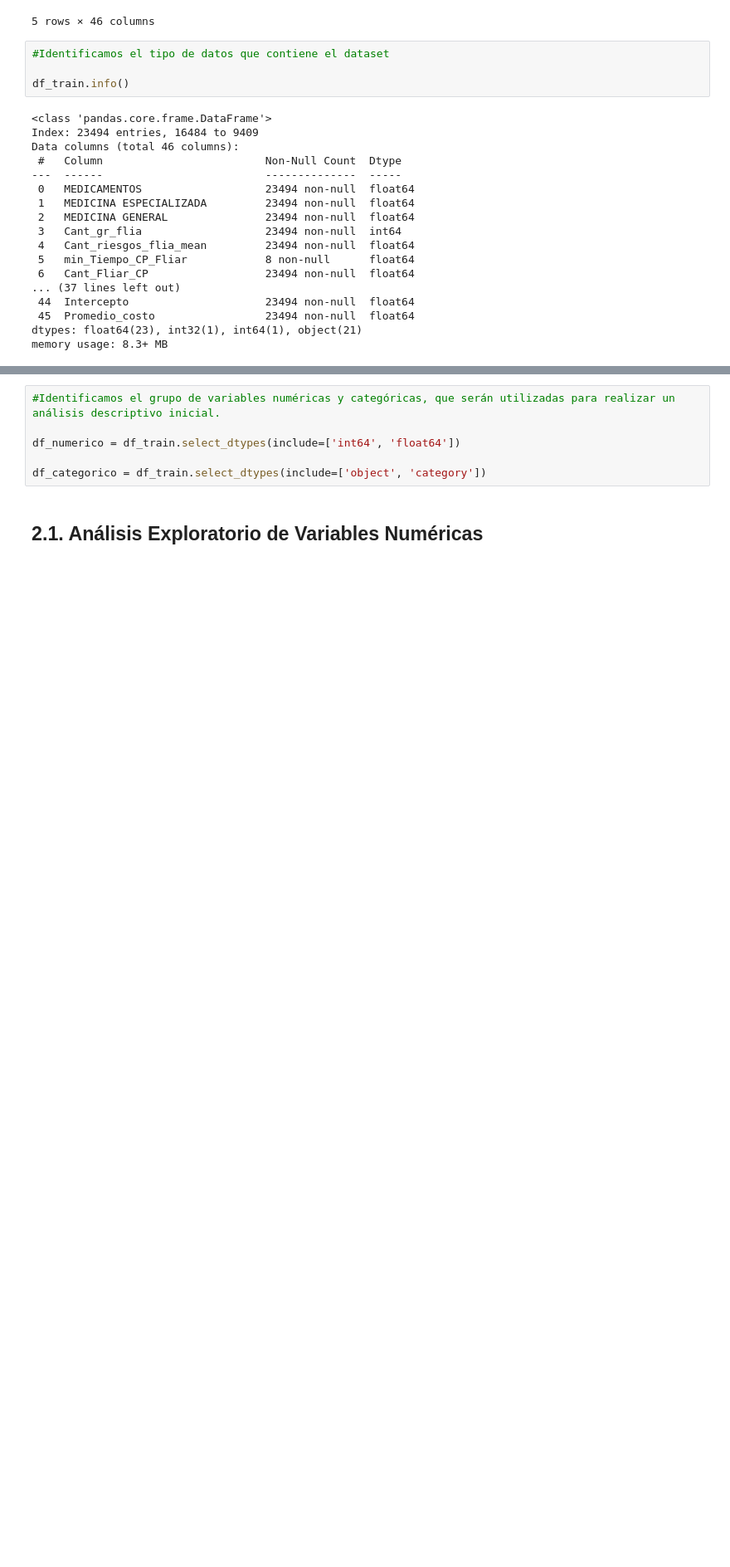
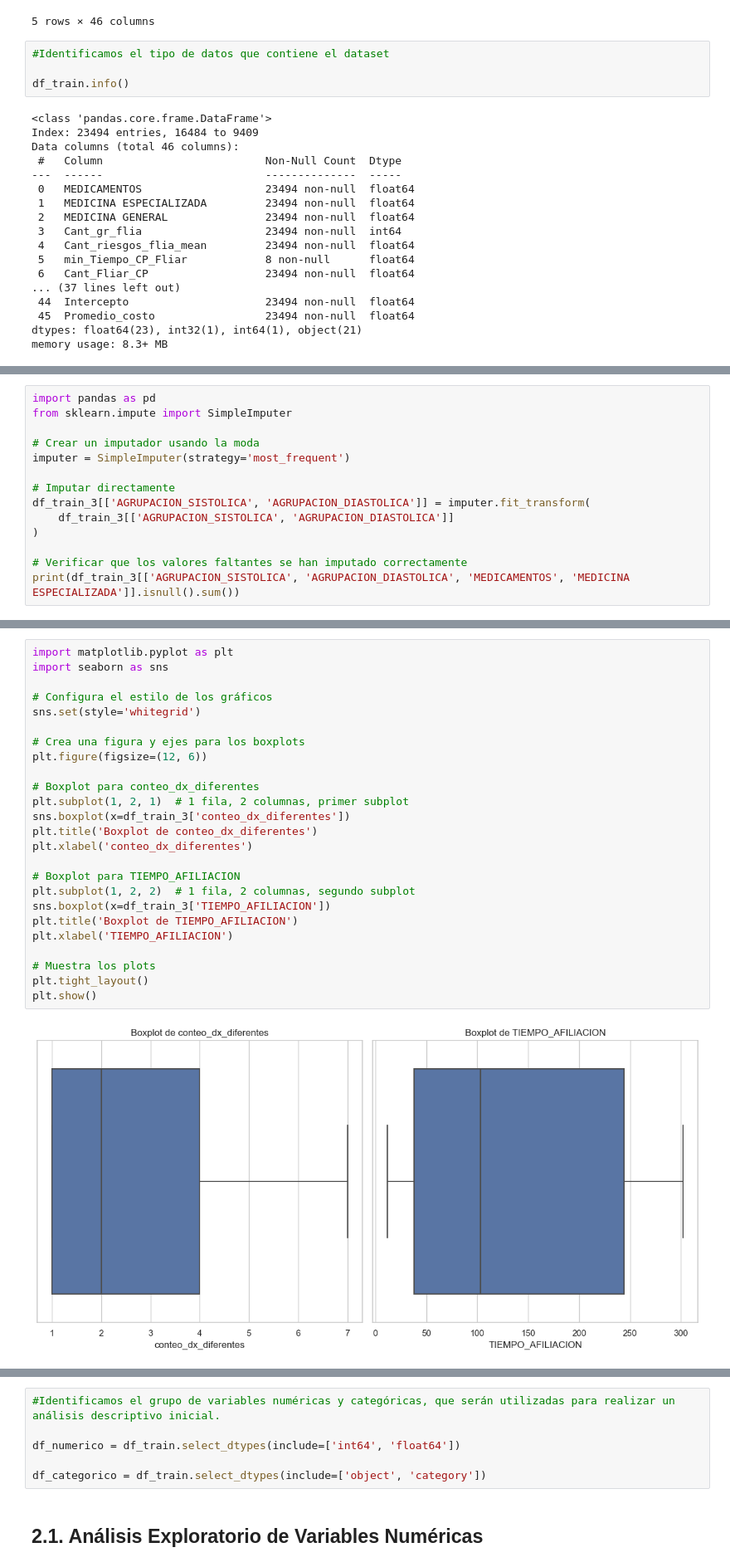
Before and after one commit to Daniel1martinez2/prostate_challenge_FDA, a Jupyter notebook: main.ipynb, the cells around one changed output, grey strips where cells are left out. Shown at 83% size. Drawn from its saved outputs; the diff is of its cells as text; blank space fills up the shorter version.

```diff
--- a/main.ipynb
+++ b/main.ipynb
@@ -86,0 +254,14 @@ memory usage: 8.3+ MB
+# %%
+import pandas as pd
+from sklearn.impute import SimpleImputer
+
+# Crear un imputador usando la moda
+imputer = SimpleImputer(strategy='most_frequent')
+
+# Imputar directamente
+df_train_3[['AGRUPACION_SISTOLICA', 'AGRUPACION_DIASTOLICA']] = imputer.fit_transform(
+    df_train_3[['AGRUPACION_SISTOLICA', 'AGRUPACION_DIASTOLICA']]
+)
+
+# Verificar que los valores faltantes se han imputado correctamente
+print(df_train_3[['AGRUPACION_SISTOLICA', 'AGRUPACION_DIASTOLICA', 'MEDICAMENTOS', 'MEDICINA ESPECIALIZADA']].isnull().sum())
@@ -86,0 +446,27 @@ memory usage: 8.3+ MB
+# %%
+import matplotlib.pyplot as plt
+import seaborn as sns
+
+# Configura el estilo de los gráficos
+sns.set(style='whitegrid')
+
+# Crea una figura y ejes para los boxplots
+plt.figure(figsize=(12, 6))
+
+# Boxplot para conteo_dx_diferentes
+plt.subplot(1, 2, 1)  # 1 fila, 2 columnas, primer subplot
+sns.boxplot(x=df_train_3['conteo_dx_diferentes'])
+plt.title('Boxplot de conteo_dx_diferentes')
+plt.xlabel('conteo_dx_diferentes')
+
+# Boxplot para TIEMPO_AFILIACION
+plt.subplot(1, 2, 2)  # 1 fila, 2 columnas, segundo subplot
+sns.boxplot(x=df_train_3['TIEMPO_AFILIACION'])
+plt.title('Boxplot de TIEMPO_AFILIACION')
+plt.xlabel('TIEMPO_AFILIACION')
+
+# Muestra los plots
+plt.tight_layout()
+plt.show()
+# %% [output]
+[figure, added]
```
Also changed, not shown: parts of 41 cells of this notebook, 4 other files.
